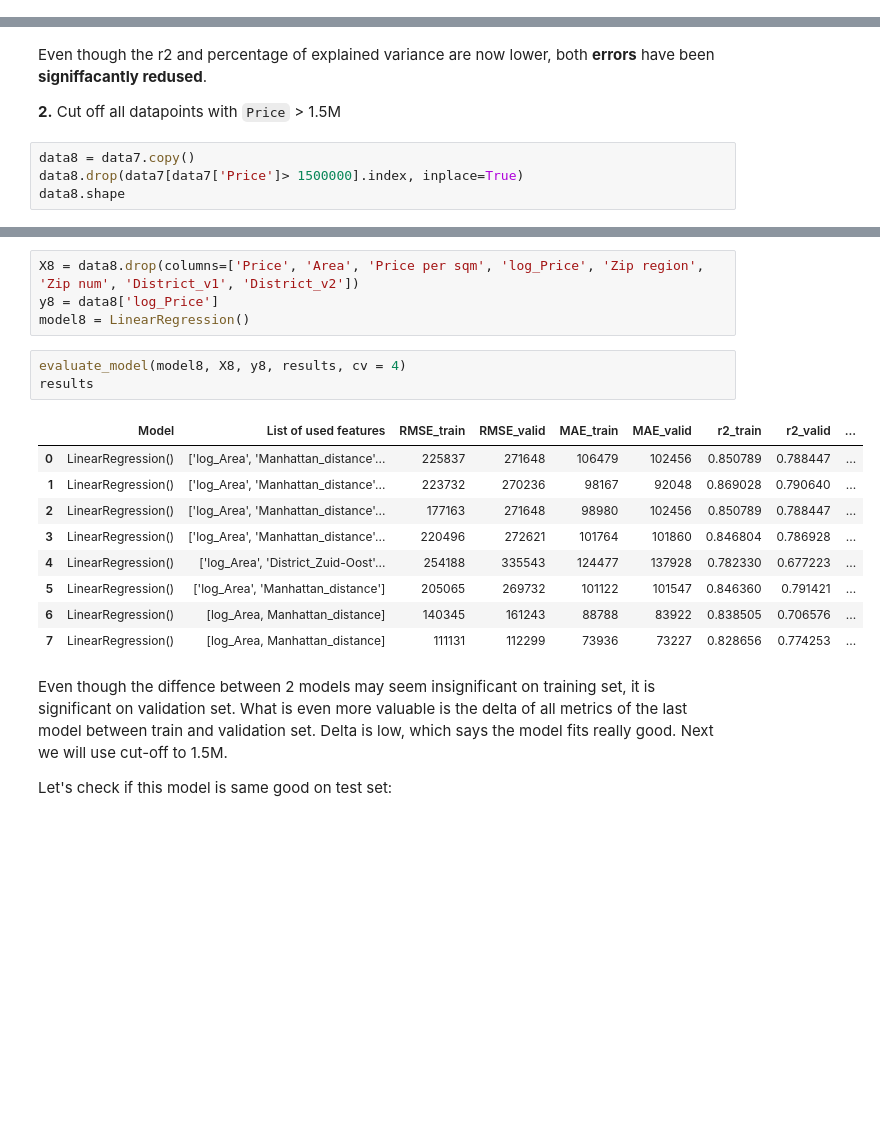
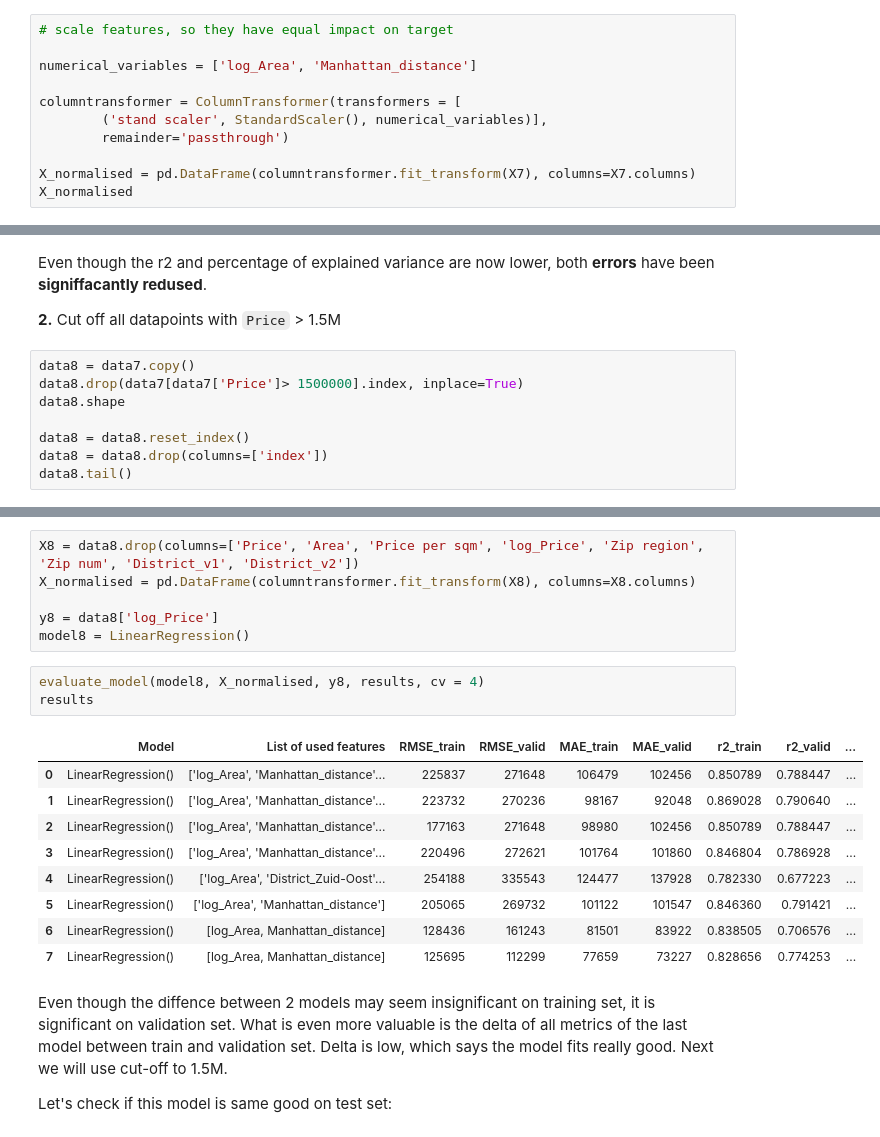
Before and after one commit to nadiia-duiunova/House_price, a Jupyter notebook: Machine_learning.ipynb, the cells around one changed output, grey strips where cells are left out. Drawn from its saved outputs; the diff is of its cells as text; blank space fills up the shorter version.

```diff
--- a/Machine_learning.ipynb
+++ b/Machine_learning.ipynb
@@ -77,3 +69,14 @@ Run the last model on new data:
 X7 = data7.drop(columns=['Price', 'Area', 'Price per sqm', 'log_Price', 'Zip region', 'Zip num', 'District_v1', 'District_v2'])
 y7 = data7['log_Price']
 model7 = LinearRegression()
+# %%
+# scale features, so they have equal impact on target
+
+numerical_variables = ['log_Area', 'Manhattan_distance']
+
+columntransformer = ColumnTransformer(transformers = [
+        ('stand scaler', StandardScaler(), numerical_variables)],
+        remainder='passthrough')
+
+X_normalised = pd.DataFrame(columntransformer.fit_transform(X7), columns=X7.columns)
+X_normalised
@@ -97,4 +114,8 @@ Even though the r2 and percentage of explained variance are now lower, both **er
 data8 = data7.copy()
 data8.drop(data7[data7['Price']> 1500000].index, inplace=True)
 data8.shape
+
+data8 = data8.reset_index()
+data8 = data8.drop(columns=['index'])
+data8.tail()
 # %% [output]
@@ -102,20 +128,22 @@ data8.shape
 # %%
 X8 = data8.drop(columns=['Price', 'Area', 'Price per sqm', 'log_Price', 'Zip region', 'Zip num', 'District_v1', 'District_v2'])
+X_normalised = pd.DataFrame(columntransformer.fit_transform(X8), columns=X8.columns)
+
 y8 = data8['log_Price']
 model8 = LinearRegression()
 # %%
-evaluate_model(model8, X8, y8, results, cv = 4)
+evaluate_model(model8, X_normalised, y8, results, cv = 4)
 results
 # %% [output]
 |  | Model | List of used features | RMSE_train | RMSE_valid | MAE_train | MAE_valid | r2_train | r2_valid | ... |
 | 0 | LinearRegression() | ['log_Area', 'Manhattan_distance'... | 225837 | 271648 | 106479 | 102456 | 0.850789 | 0.788447 | ... |
 | 1 | LinearRegression() | ['log_Area', 'Manhattan_distance'... | 223732 | 270236 | 98167 | 92048 | 0.869028 | 0.790640 | ... |
 | 2 | LinearRegression() | ['log_Area', 'Manhattan_distance'... | 177163 | 271648 | 98980 | 102456 | 0.850789 | 0.788447 | ... |
 | 3 | LinearRegression() | ['log_Area', 'Manhattan_distance'... | 220496 | 272621 | 101764 | 101860 | 0.846804 | 0.786928 | ... |
 | 4 | LinearRegression() | ['log_Area', 'District_Zuid-Oost'... | 254188 | 335543 | 124477 | 137928 | 0.782330 | 0.677223 | ... |
 | 5 | LinearRegression() | ['log_Area', 'Manhattan_distance'] | 205065 | 269732 | 101122 | 101547 | 0.846360 | 0.791421 | ... |
-| 6 | LinearRegression() | [log_Area, Manhattan_distance] | 140345 | 161243 | 88788 | 83922 | 0.838505 | 0.706576 | ... |
-| 7 | LinearRegression() | [log_Area, Manhattan_distance] | 111131 | 112299 | 73936 | 73227 | 0.828656 | 0.774253 | ... |
+| 6 | LinearRegression() | [log_Area, Manhattan_distance] | 128436 | 161243 | 81501 | 83922 | 0.838505 | 0.706576 | ... |
+| 7 | LinearRegression() | [log_Area, Manhattan_distance] | 125695 | 112299 | 77659 | 73227 | 0.828656 | 0.774253 | ... |
 # %% [markdown]
 Even though the diffence between 2 models may seem insignificant on training set, it is significant on validation set. What is even more valuable is the delta of all metrics of the last model between train and validation set. Delta is low, which says the model fits really good. Next we will use cut-off to 1.5M.
 
```
Also changed, not shown: parts of 17 cells of this notebook, 1 other file.
